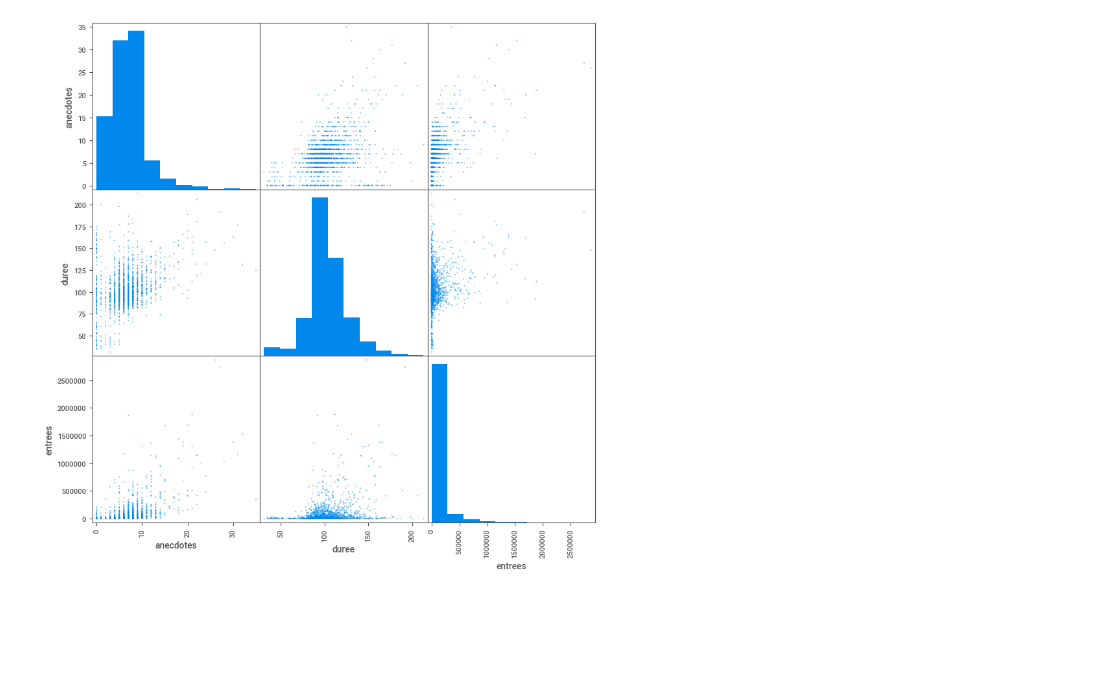
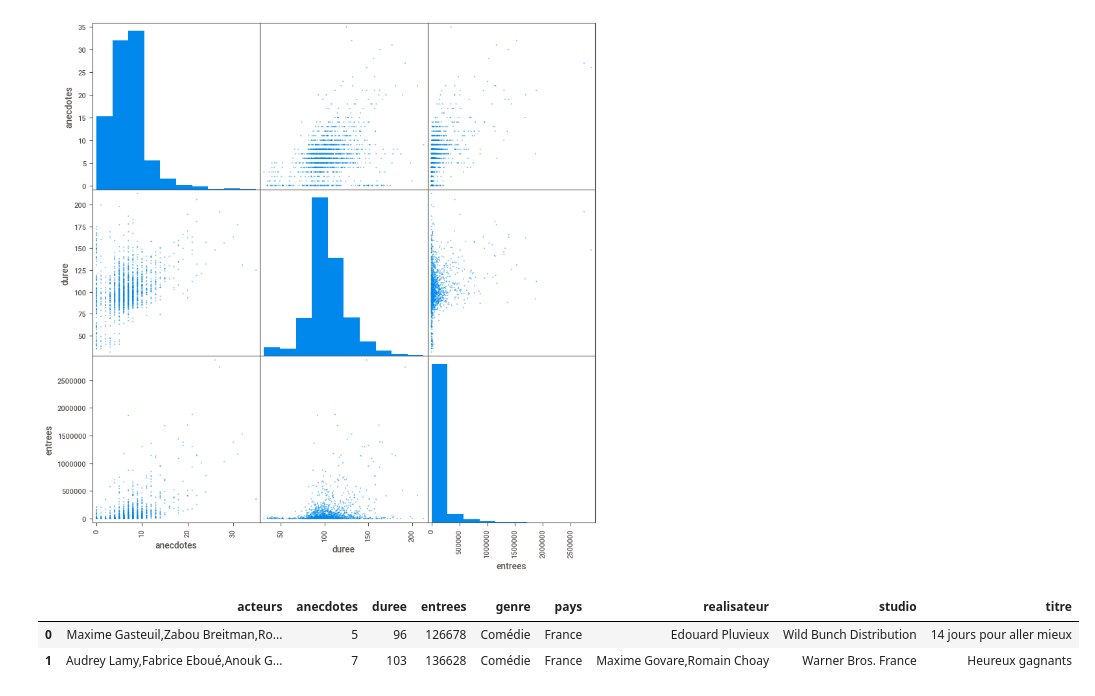
Before and after one commit to Melobgn/cinema_prediction, a Jupyter notebook: analytics.ipynb, the cells around one changed output. Drawn from its saved outputs; the diff is of its cells as text; code cells hidden in the pictures; blank space fills up the shorter version.

```diff
--- a/analytics.ipynb
+++ b/analytics.ipynb
@@ -96,0 +123,6 @@ plt.show()
+# %%
+df.head(2)
+# %% [output]
+|  | acteurs | anecdotes | duree | entrees | genre | pays | realisateur | studio | titre |
+| 0 | Maxime Gasteuil,Zabou Breitman,Ro... | 5 | 96 | 126678 | Comédie | France | Edouard Pluvieux | Wild Bunch Distribution | 14 jours pour aller mieux |
+| 1 | Audrey Lamy,Fabrice Eboué,Anouk G... | 7 | 103 | 136628 | Comédie | France | Maxime Govare,Romain Choay | Warner Bros. France | Heureux gagnants |
```
Also changed, not shown: parts of 5 cells of this notebook, 1 other file.
